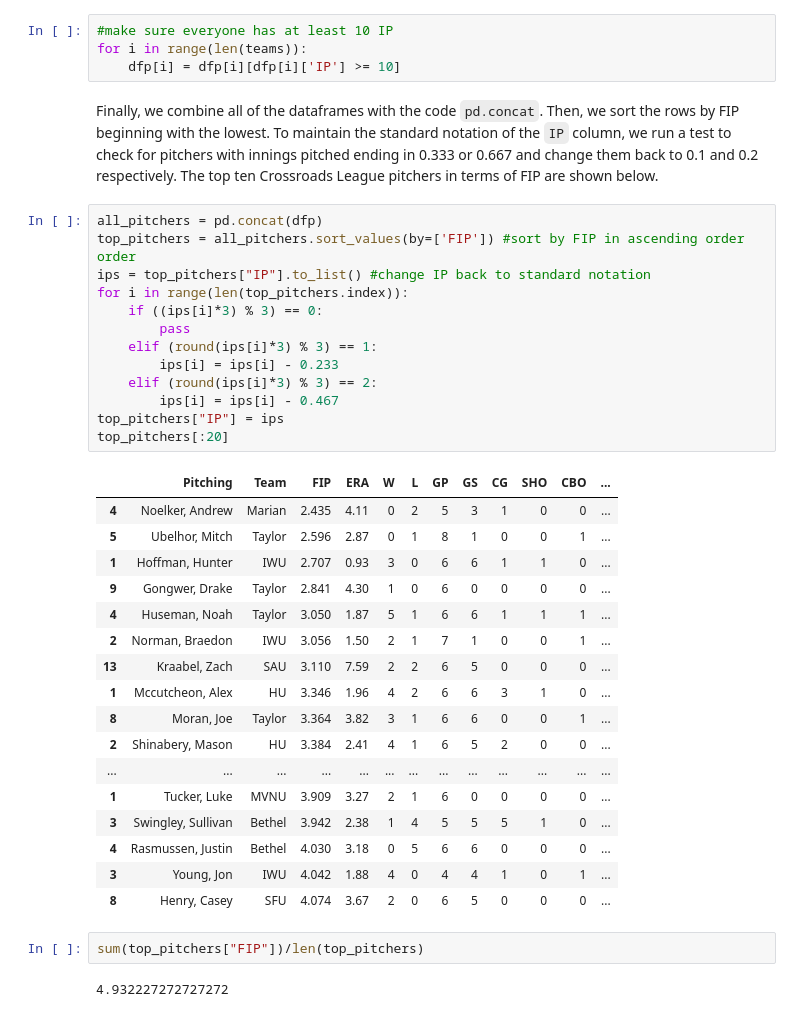
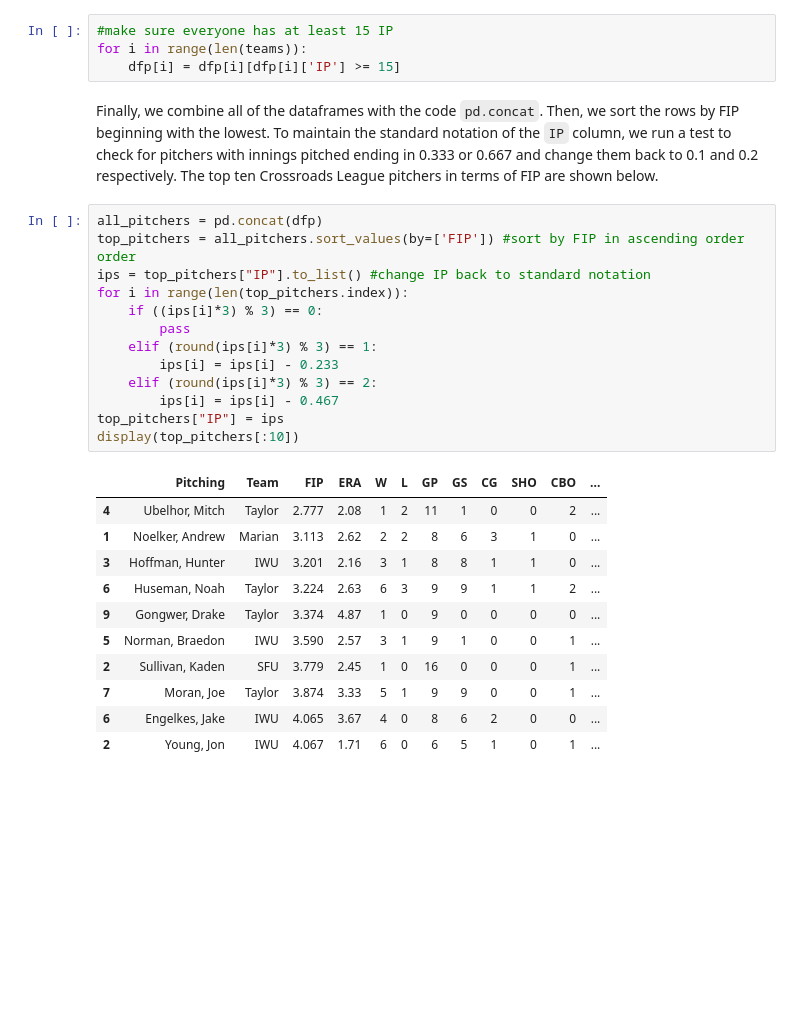
Before and after one commit to MathAtGrace/CrossRoads-Baseball, a Jupyter notebook: Pitching_Analysis.ipynb, the cells around one changed output. Saved outputs shown, nothing was run; the diff lists cells and outputs as text; blank space fills up the shorter version.

```diff
--- a/Pitching_Analysis.ipynb
+++ b/Pitching_Analysis.ipynb
@@ -133,41 +133,31 @@ We subset the data to only include pitchers with at least 10 conference innings
 # %%
-#make sure everyone has at least 10 IP
+#make sure everyone has at least 15 IP
 for i in range(len(teams)):
-    dfp[i] = dfp[i][dfp[i]['IP'] >= 10]
+    dfp[i] = dfp[i][dfp[i]['IP'] >= 15]
 # %% [markdown]
 Finally, we combine all of the dataframes with the code `pd.concat`. Then, we sort the rows by FIP beginning with the lowest. To maintain the standard notation of the `IP` column, we run a test to check for pitchers with innings pitched ending in 0.333 or 0.667 and change them back to 0.1 and 0.2 respectively. The top ten Crossroads League pitchers in terms of FIP are shown below.
 # %%
 all_pitchers = pd.concat(dfp)
 top_pitchers = all_pitchers.sort_values(by=['FIP']) #sort by FIP in ascending order order
 ips = top_pitchers["IP"].to_list() #change IP back to standard notation
 for i in range(len(top_pitchers.index)):
     if ((ips[i]*3) % 3) == 0:
         pass
     elif (round(ips[i]*3) % 3) == 1:
         ips[i] = ips[i] - 0.233
     elif (round(ips[i]*3) % 3) == 2:
         ips[i] = ips[i] - 0.467
 top_pitchers["IP"] = ips
-top_pitchers[:20]
+display(top_pitchers[:10])
 # %% [output]
 |  | Pitching | Team | FIP | ERA | W | L | GP | GS | CG | SHO | CBO | ... |
-| 4 | Noelker, Andrew | Marian | 2.435 | 4.11 | 0 | 2 | 5 | 3 | 1 | 0 | 0 | ... |
-| 5 | Ubelhor, Mitch | Taylor | 2.596 | 2.87 | 0 | 1 | 8 | 1 | 0 | 0 | 1 | ... |
-| 1 | Hoffman, Hunter | IWU | 2.707 | 0.93 | 3 | 0 | 6 | 6 | 1 | 1 | 0 | ... |
-| 9 | Gongwer, Drake | Taylor | 2.841 | 4.30 | 1 | 0 | 6 | 0 | 0 | 0 | 0 | ... |
-| 4 | Huseman, Noah | Taylor | 3.050 | 1.87 | 5 | 1 | 6 | 6 | 1 | 1 | 1 | ... |
-| 2 | Norman, Braedon | IWU | 3.056 | 1.50 | 2 | 1 | 7 | 1 | 0 | 0 | 1 | ... |
-| 13 | Kraabel, Zach | SAU | 3.110 | 7.59 | 2 | 2 | 6 | 5 | 0 | 0 | 0 | ... |
-| 1 | Mccutcheon, Alex | HU | 3.346 | 1.96 | 4 | 2 | 6 | 6 | 3 | 1 | 0 | ... |
-| 8 | Moran, Joe | Taylor | 3.364 | 3.82 | 3 | 1 | 6 | 6 | 0 | 0 | 1 | ... |
-| 2 | Shinabery, Mason | HU | 3.384 | 2.41 | 4 | 1 | 6 | 5 | 2 | 0 | 0 | ... |
-| ... | ... | ... | ... | ... | ... | ... | ... | ... | ... | ... | ... | ... |
-| 1 | Tucker, Luke | MVNU | 3.909 | 3.27 | 2 | 1 | 6 | 0 | 0 | 0 | 0 | ... |
-| 3 | Swingley, Sullivan | Bethel | 3.942 | 2.38 | 1 | 4 | 5 | 5 | 5 | 1 | 0 | ... |
-| 4 | Rasmussen, Justin | Bethel | 4.030 | 3.18 | 0 | 5 | 6 | 6 | 0 | 0 | 0 | ... |
-| 3 | Young, Jon | IWU | 4.042 | 1.88 | 4 | 0 | 4 | 4 | 1 | 0 | 1 | ... |
-| 8 | Henry, Casey | SFU | 4.074 | 3.67 | 2 | 0 | 6 | 5 | 0 | 0 | 0 | ... |
+| 4 | Ubelhor, Mitch | Taylor | 2.777 | 2.08 | 1 | 2 | 11 | 1 | 0 | 0 | 2 | ... |
+| 1 | Noelker, Andrew | Marian | 3.113 | 2.62 | 2 | 2 | 8 | 6 | 3 | 1 | 0 | ... |
+| 3 | Hoffman, Hunter | IWU | 3.201 | 2.16 | 3 | 1 | 8 | 8 | 1 | 1 | 0 | ... |
+| 6 | Huseman, Noah | Taylor | 3.224 | 2.63 | 6 | 3 | 9 | 9 | 1 | 1 | 2 | ... |
+| 9 | Gongwer, Drake | Taylor | 3.374 | 4.87 | 1 | 0 | 9 | 0 | 0 | 0 | 0 | ... |
+| 5 | Norman, Braedon | IWU | 3.590 | 2.57 | 3 | 1 | 9 | 1 | 0 | 0 | 1 | ... |
+| 2 | Sullivan, Kaden | SFU | 3.779 | 2.45 | 1 | 0 | 16 | 0 | 0 | 0 | 1 | ... |
+| 7 | Moran, Joe | Taylor | 3.874 | 3.33 | 5 | 1 | 9 | 9 | 0 | 0 | 1 | ... |
+| 6 | Engelkes, Jake | IWU | 4.065 | 3.67 | 4 | 0 | 8 | 6 | 2 | 0 | 0 | ... |
+| 2 | Young, Jon | IWU | 4.067 | 1.71 | 6 | 0 | 6 | 5 | 1 | 0 | 1 | ... |
-# %%
-sum(top_pitchers["FIP"])/len(top_pitchers)
-# %% [output]
-4.932227272727272
```
Also changed, not shown: parts of 8 cells of this notebook, 9 other files.
